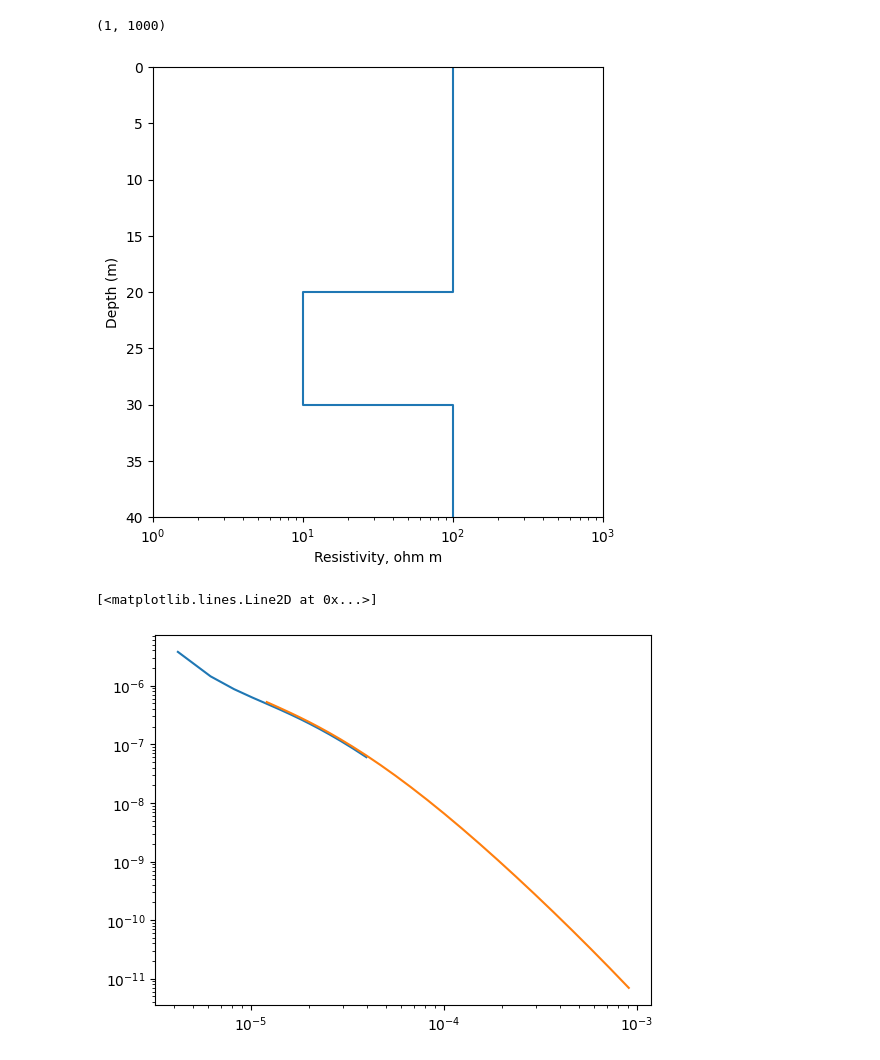
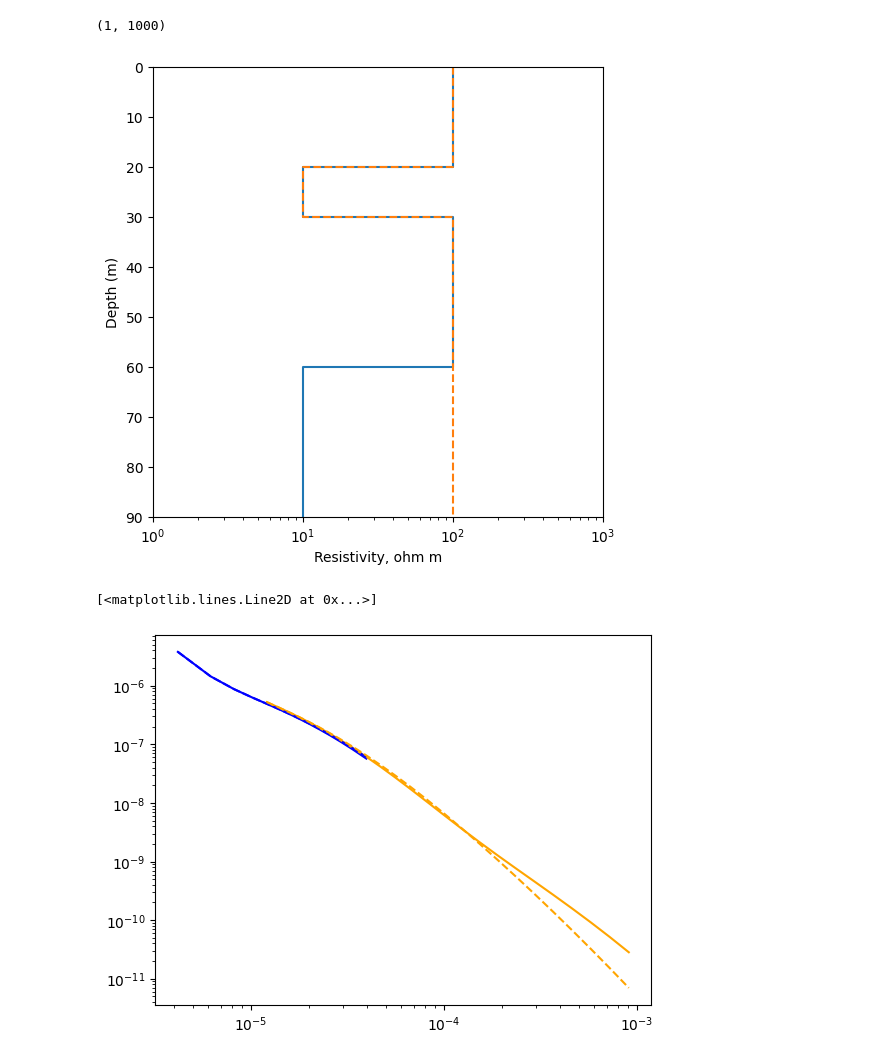
Before and after one commit to rg-smith/TEM-modeling, a Jupyter notebook: notebooks/EM_forward_model.ipynb, the cells around one changed output. Cells and saved outputs as stored; diff of their text form; code cells hidden in the pictures.

```diff
--- a/notebooks/EM_forward_model.ipynb
+++ b/notebooks/EM_forward_model.ipynb
@@ -87,15 +87,20 @@ src_lm = tdem.sources.LineCurrent(rx_lm, tx_shape, waveform=lm_wave)
 srv = tdem.Survey([src_lm, src_hm])
 # %%
 # resistivities and thicknesses to forward model
-thicknesses = np.array([20,10])
-resistivities = np.array([100,10,100])
-conductivities = 1/resistivities
+thicknesses1 = np.array([20,10,30])
+resistivities1 = np.array([100,10,100,10])
+conductivities1 = 1/resistivities1
+
+thicknesses2 = np.array([20,10,30])
+resistivities2 = np.array([100,10,100,100])
+conductivities2 = 1/resistivities2
 
 # plot resistivity model
-ax = plot_1d_layer_model(thicknesses,resistivities)
+ax = plot_1d_layer_model(thicknesses1,resistivities1)
+plot_1d_layer_model(thicknesses2,resistivities2,linestyle='--',ax=ax)
 ax.set_xlabel('Resistivity, ohm m')
 ax.set_xlim([1,1000])
 # %% [output]
 (1, 1000)
-[figure, old version]
+[figure, new version]
 # %%
@@ -103,12 +109,21 @@ sim = tdem.Simulation1DLayered(srv, sigma=conductivities, thicknesses=thicknesse
 # %%
-# get data from sim
-pre = -sim.dpred(None)
+# get data from sim1
+pre = -sim1.dpred(None)
 pre_lm = pre[:n_lm_gates]
 pre_hm = pre[n_lm_gates:]
 
 # plot simulated data
-plt.loglog(lm_times, pre_lm)
-plt.loglog(hm_times, pre_hm)
+plt.loglog(lm_times, pre_lm, 'blue')
+plt.loglog(hm_times, pre_hm, 'orange')
+
+# get data from sim2
+pre = -sim2.dpred(None)
+pre_lm = pre[:n_lm_gates]
+pre_hm = pre[n_lm_gates:]
+
+# plot simulated data
+plt.loglog(lm_times, pre_lm, 'blue', linestyle='--')
+plt.loglog(hm_times, pre_hm, 'orange', linestyle='--')
 # %% [output]
 [<matplotlib.lines.Line2D at 0x...>]
-[figure, old version]
+[figure, new version]
```
Also changed, not shown: parts of 1 cell of this notebook.
